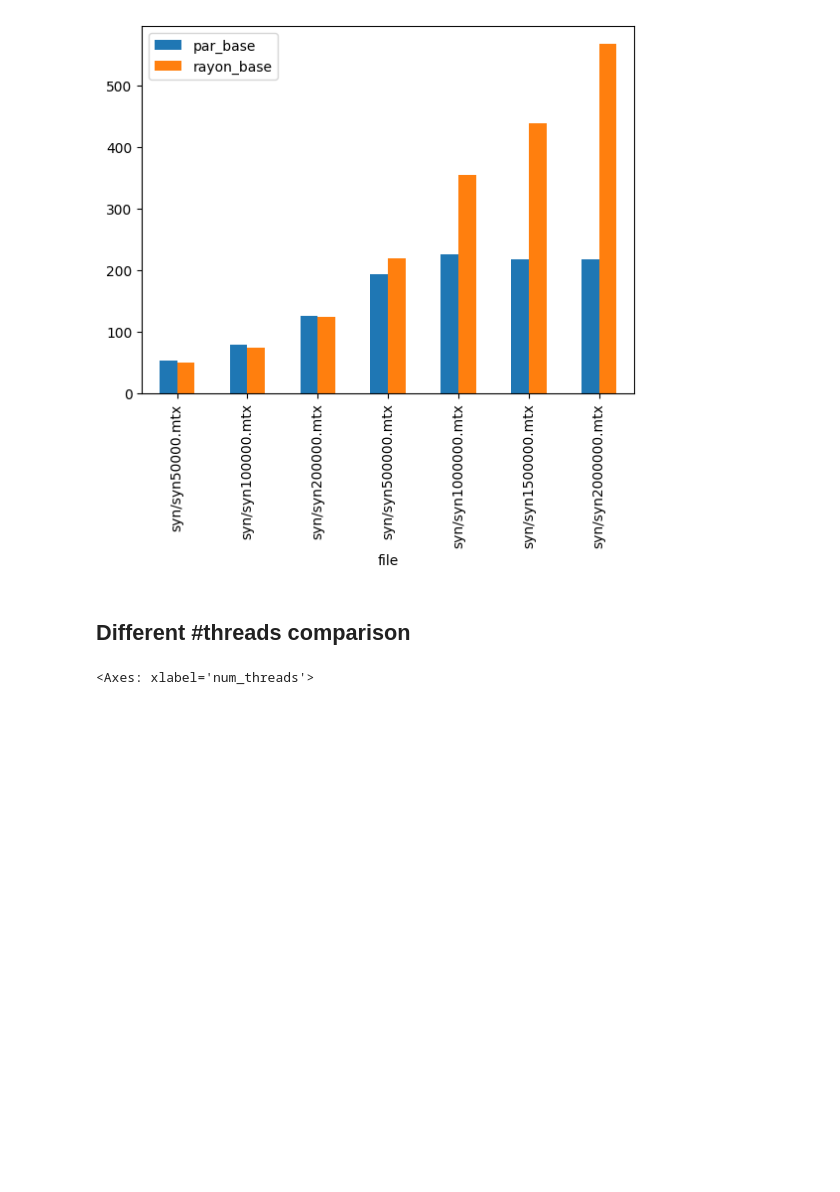
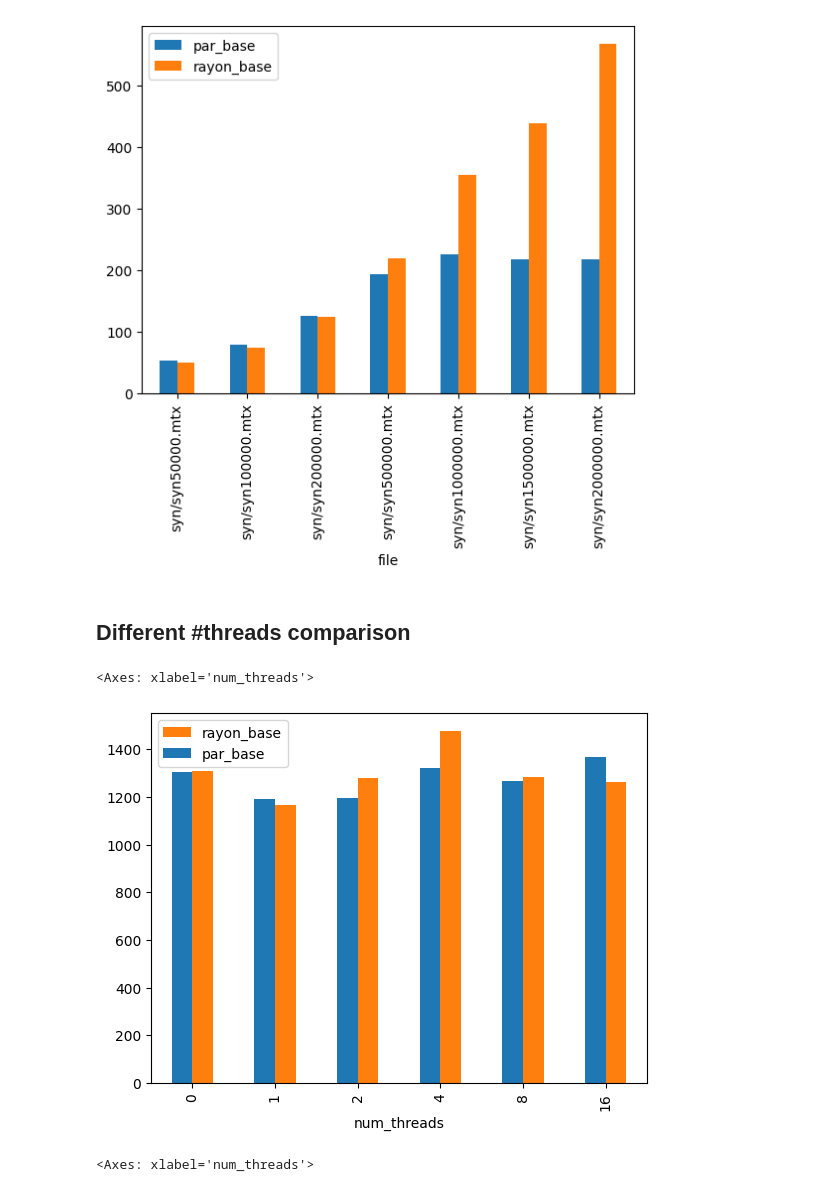
Before and after one commit to dSampietro/Rusty-CRACKER, a Jupyter notebook: plotting/nbk.ipynb, the cells around one changed output. Saved outputs shown, nothing was run; the diff lists cells and outputs as text; code cells hidden in the pictures; blank space fills up the shorter version.

```diff
--- a/plotting/nbk.ipynb
+++ b/plotting/nbk.ipynb
@@ -26,6 +26,15 @@ info\
 [figure]
 # %% [markdown]
 ## Different \#threads comparison
+# %%
+info = pd.read_csv("facebook_diff_thread.csv")
+
+info\
+    .filter(items=["num_threads", "par_base", "rayon_base"])\
+    .plot(x="num_threads", kind="bar", stacked=False, legend=True)
+# %% [output]
+<Axes: xlabel='num_threads'>
+[figure, added]
 # %%
 info = pd.read_csv("500k_diff_thread.csv")
 
```
